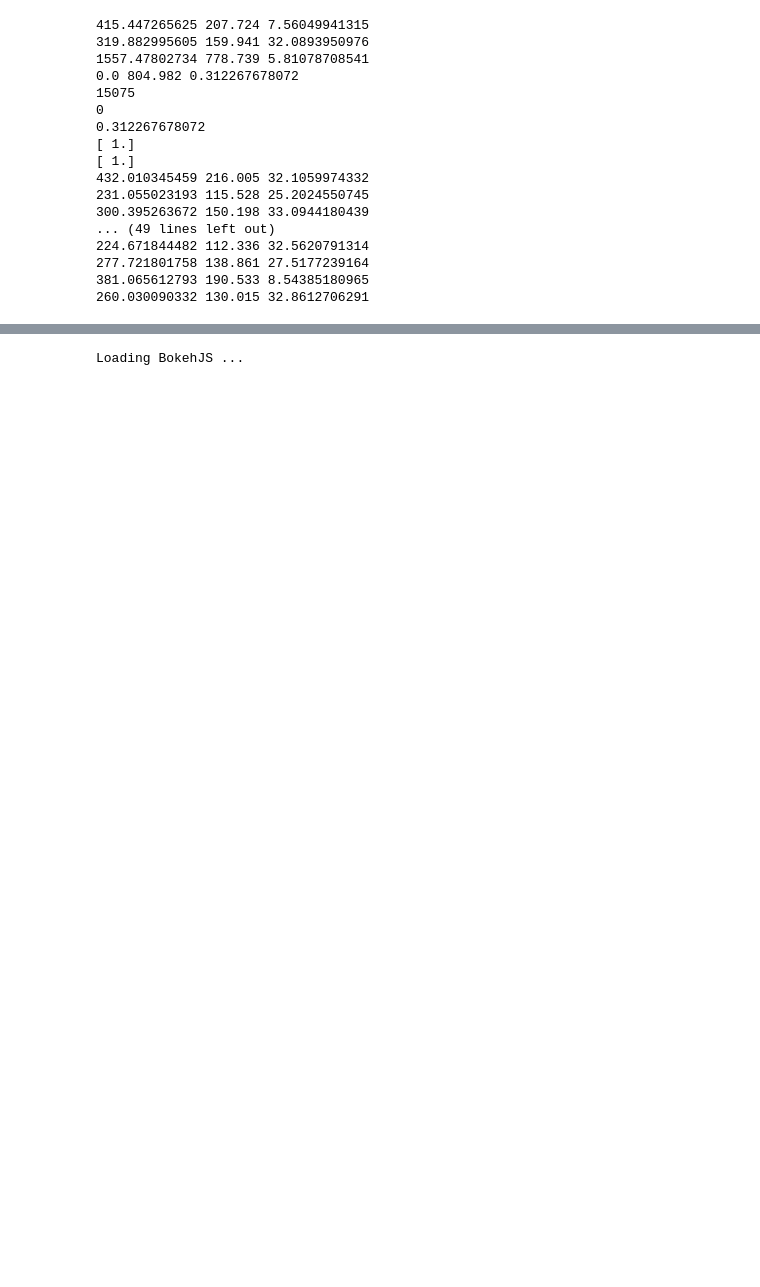
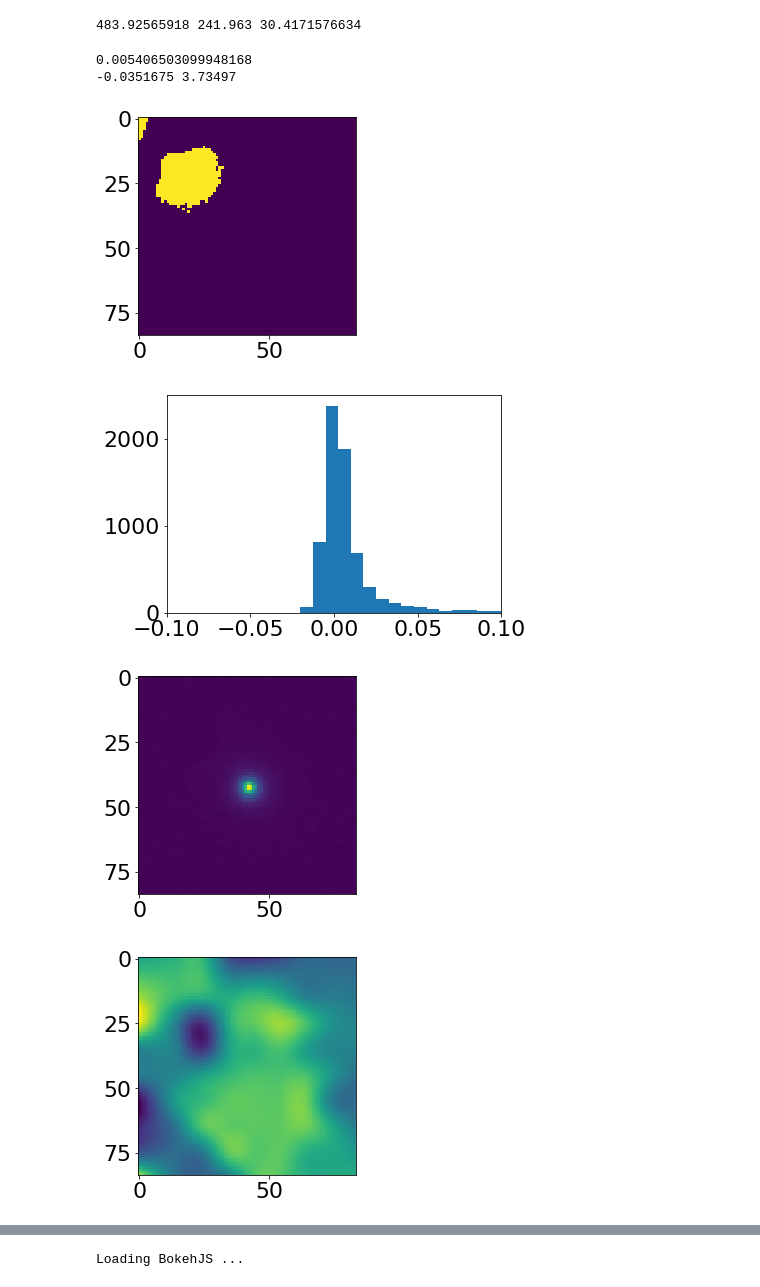
Before and after one commit to ryanhausen/gp-imgs, a Jupyter notebook: post_stuff/ReDistUsingPetrosian.ipynb, the cells around one changed output, grey strips where cells are left out. Cells and saved outputs as stored; diff of their text form; code cells hidden in the pictures; blank space fills up the shorter version.

Commit message:
Fixed background subraction error

```diff
--- a/post_stuff/ReDistUsingPetrosian.ipynb
+++ b/post_stuff/ReDistUsingPetrosian.ipynb
@@ -119,12 +121,13 @@ def denoise(img, segmap, img_id):
     return img
 # %%
 re_max_ratio = []
-spheroids = get_random_spheroids(num=50)
+spheroids = get_random_spheroids(num=1)
 
 res = []
 normed_rs = []
 normed_fs = []
 count = 0
+plt.figure()
 for img, segmap, img_id in spheroids:
     print(count/len(spheroids), end='\r')
     count += 1
@@ -167,6 +170,7 @@ for img, segmap, img_id in spheroids:
     normed_rs.append(rs)
     normed_fs.append(fs)
 
+plt.show()
     # check that 5re is a valid number
 #    if (5*re > rs.max()):
 #        re_ratio = re/rs.max()
@@ -186,20 +190,40 @@ for img, segmap, img_id in spheroids:
 #        normed_rs.append((rs,0))
 #        normed_fs.append(fs)
 # %% [output]
-415.447265625 207.724 7.56049941315
-319.882995605 159.941 32.0893950976
-1557.47802734 778.739 5.81078708541
-0.0 804.982 0.312267678072
-15075
-0
-0.312267678072
-[ 1.]
-[ 1.]
-432.010345459 216.005 32.1059974332
-231.055023193 115.528 25.2024550745
-300.395263672 150.198 33.0944180439
-... (49 lines left out)
-224.671844482 112.336 32.5620791314
-277.721801758 138.861 27.5177239164
-381.065612793 190.533 8.54385180965
-260.030090332 130.015 32.8612706291
+483.92565918 241.963 30.4171576634
+# %%
+_img, segmap, img_id = get_random_spheroids(num=1)[0]
+# %%
+img = _img.copy()
+plt.figure()
+plt.imshow(np.logical_and(segmap!=0, segmap!=img_id))
+
+src_map = segmap==img_id
+
+noise_bank = img[segmap==0].flatten()
+other_source = np.logical_and(segmap!=0, segmap!=img_id)
+np.place(img, other_source, noise_bank)
+
+array_sep_likes = img.byteswap().newbyteorder()
+bkg = sep.Background(array_sep_likes, mask=segmap==img_id, bw=10, bh=10)
+img = img-bkg
+
+print(bkg.globalrms)
+plt.figure()
+print(img.min(), img.max())
+plt.xlim((-0.1, 0.1))
+plt.hist(img.flatten(), bins=500)
+
+plt.figure()
+plt.imshow(img)
+plt.figure()
+plt.imshow(bkg)
+
+plt.show()
+# %% [output]
+0.005406503099948168
+-0.0351675 3.73497
+[figure, added]
+[figure, added]
+[figure, added]
+[figure, added]
```
Also changed, not shown: parts of 4 cells of this notebook.
